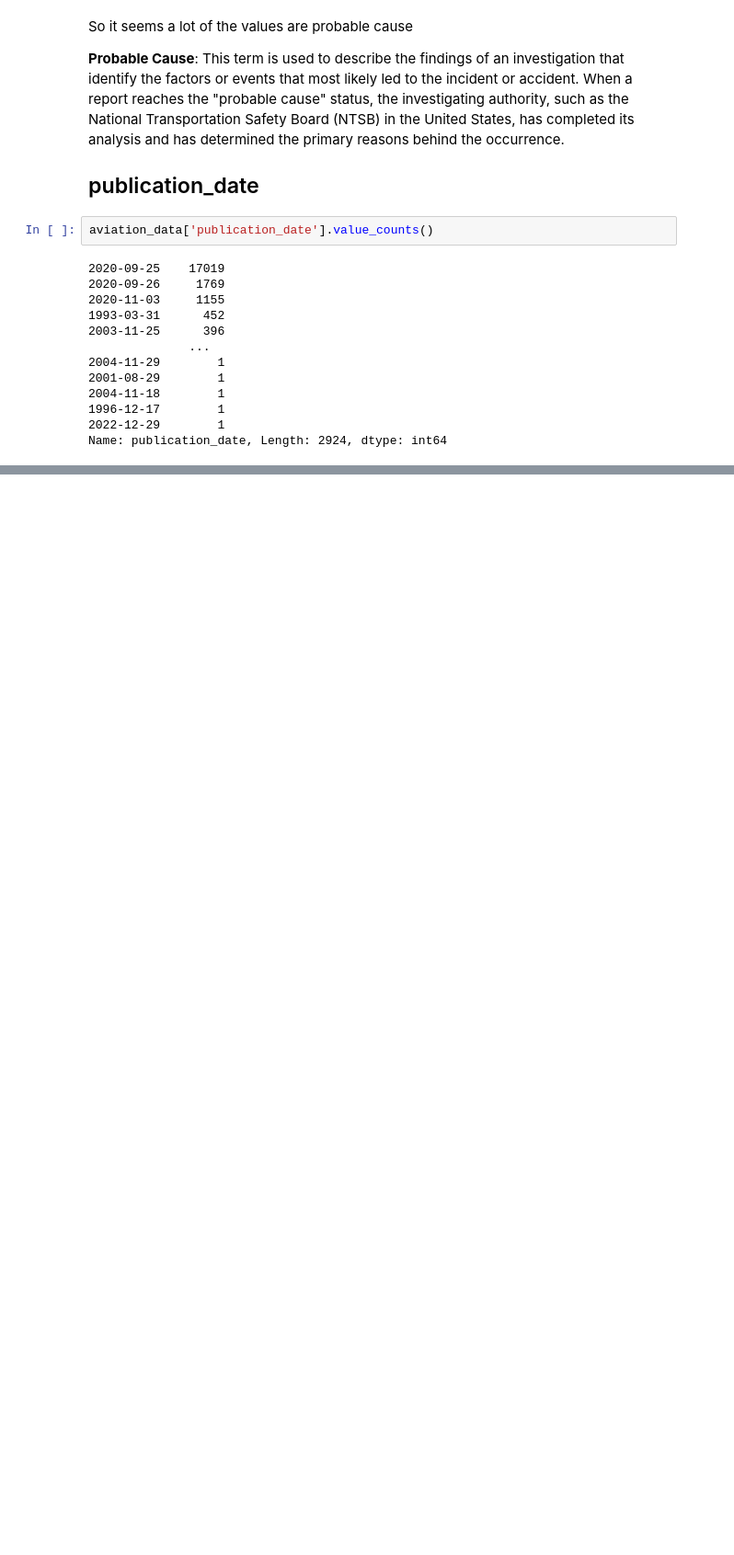
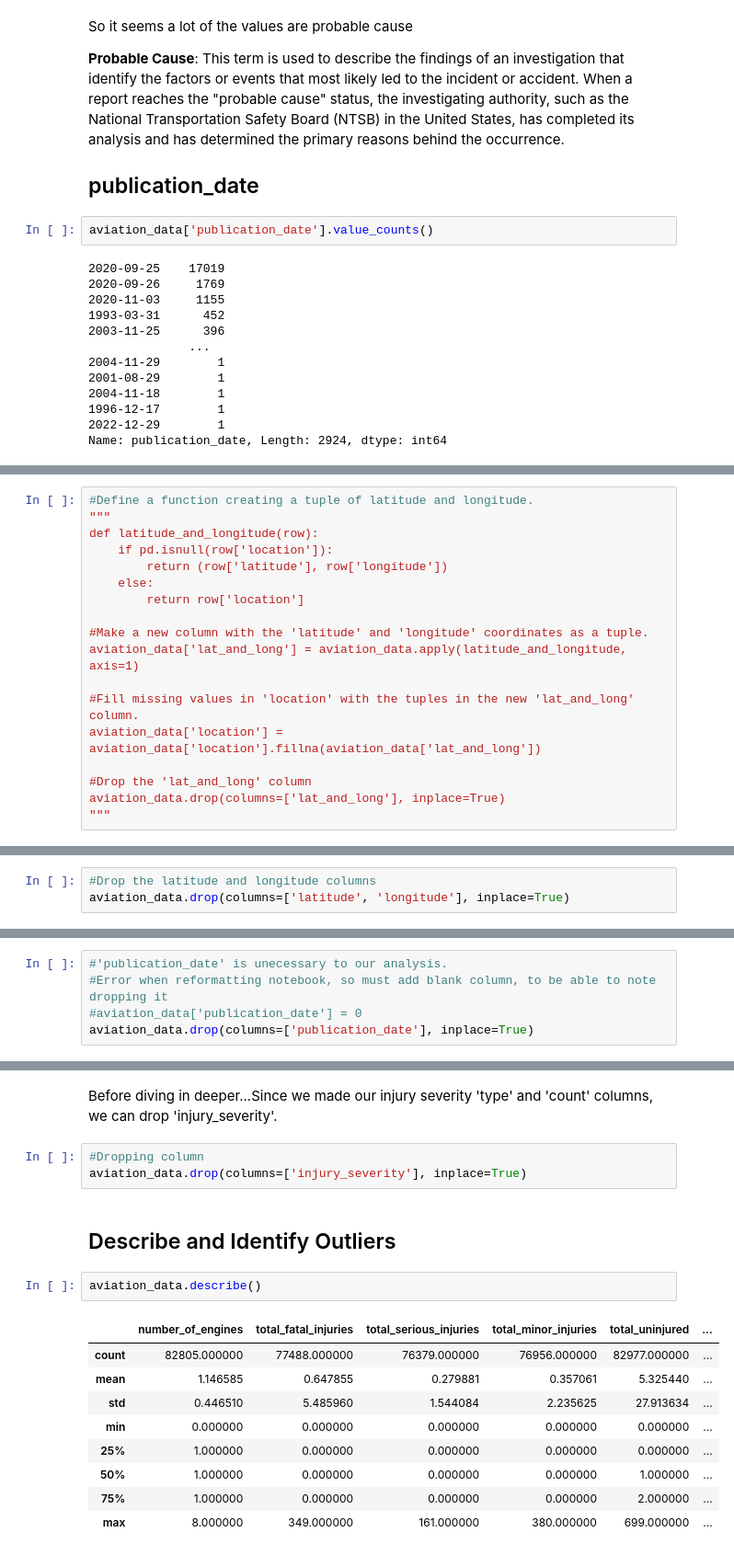
Before and after one commit to emmascotson/aviation-venture-risk-eda, a Jupyter notebook: aviation-venture-risk-eda.ipynb, the cells around one changed output, grey strips where cells are left out. Shown at 92% size. Saved outputs shown, nothing was run; the diff lists cells and outputs as text; blank space fills up the shorter version.

```diff
--- a/aviation-venture-risk-eda.ipynb
+++ b/aviation-venture-risk-eda.ipynb
@@ -1007,0 +1151,18 @@ I'm not sure why most the publication dates are 25-09-2020, maybe they batch the
+# %%
+#Define a function creating a tuple of latitude and longitude.
+"""
+def latitude_and_longitude(row):
+    if pd.isnull(row['location']):
+        return (row['latitude'], row['longitude'])
+    else:
+        return row['location']
+
+#Make a new column with the 'latitude' and 'longitude' coordinates as a tuple.
+aviation_data['lat_and_long'] = aviation_data.apply(latitude_and_longitude, axis=1)
+
+#Fill missing values in 'location' with the tuples in the new 'lat_and_long' column.
+aviation_data['location'] = aviation_data['location'].fillna(aviation_data['lat_and_long'])
+
+#Drop the 'lat_and_long' column
+aviation_data.drop(columns=['lat_and_long'], inplace=True)
+"""
@@ -1007,0 +1171,3 @@ I'm not sure why most the publication dates are 25-09-2020, maybe they batch the
+# %%
+#Drop the latitude and longitude columns
+aviation_data.drop(columns=['latitude', 'longitude'], inplace=True)
@@ -1007,0 +1178,5 @@ I'm not sure why most the publication dates are 25-09-2020, maybe they batch the
+# %%
+#'publication_date' is unecessary to our analysis.
+#Error when reformatting notebook, so must add blank column, to be able to note dropping it
+#aviation_data['publication_date'] = 0
+aviation_data.drop(columns=['publication_date'], inplace=True)
@@ -1007,0 +1211,19 @@ I'm not sure why most the publication dates are 25-09-2020, maybe they batch the
+# %% [markdown]
+Before diving in deeper...Since we made our injury severity 'type' and 'count' columns, we can drop 'injury_severity'.
+# %%
+#Dropping column
+aviation_data.drop(columns=['injury_severity'], inplace=True)
+# %% [markdown]
+## Describe and Identify Outliers
+# %%
+aviation_data.describe()
+# %% [output]
+|  | number_of_engines | total_fatal_injuries | total_serious_injuries | total_minor_injuries | total_uninjured | ... |
+| count | 82805.000000 | 77488.000000 | 76379.000000 | 76956.000000 | 82977.000000 | ... |
+| mean | 1.146585 | 0.647855 | 0.279881 | 0.357061 | 5.325440 | ... |
+| std | 0.446510 | 5.485960 | 1.544084 | 2.235625 | 27.913634 | ... |
+| min | 0.000000 | 0.000000 | 0.000000 | 0.000000 | 0.000000 | ... |
+| 25% | 1.000000 | 0.000000 | 0.000000 | 0.000000 | 0.000000 | ... |
+| 50% | 1.000000 | 0.000000 | 0.000000 | 0.000000 | 1.000000 | ... |
+| 75% | 1.000000 | 0.000000 | 0.000000 | 0.000000 | 2.000000 | ... |
+| max | 8.000000 | 349.000000 | 161.000000 | 380.000000 | 699.000000 | ... |
```
Also changed, not shown: parts of 77 cells of this notebook, 1 other file.
